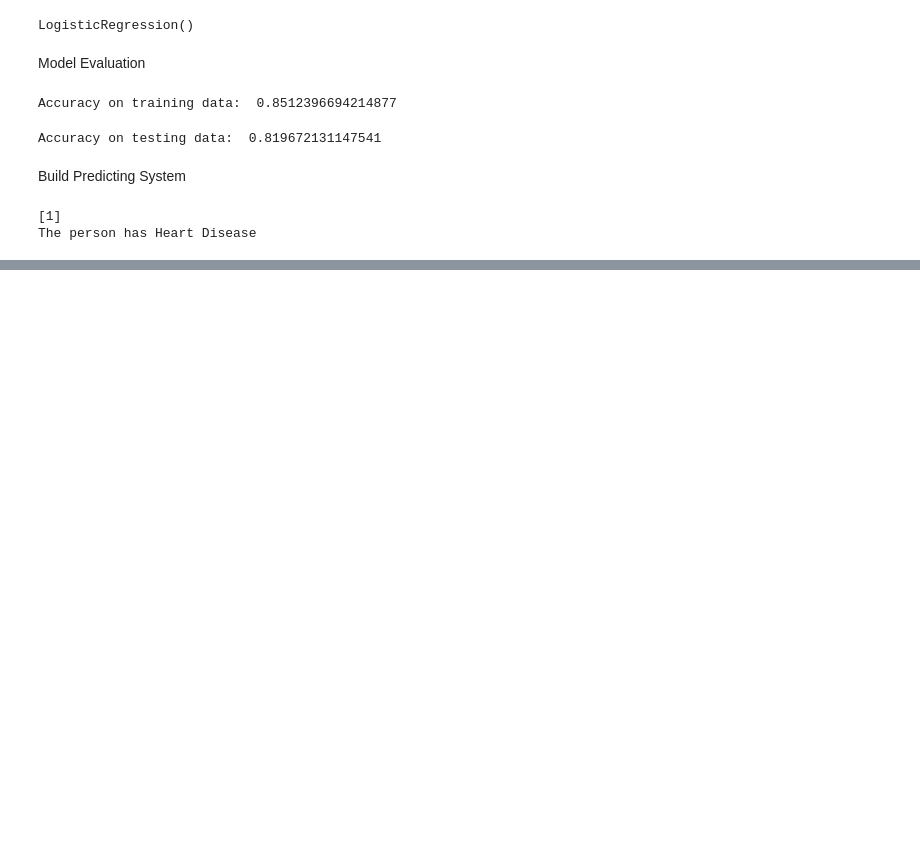
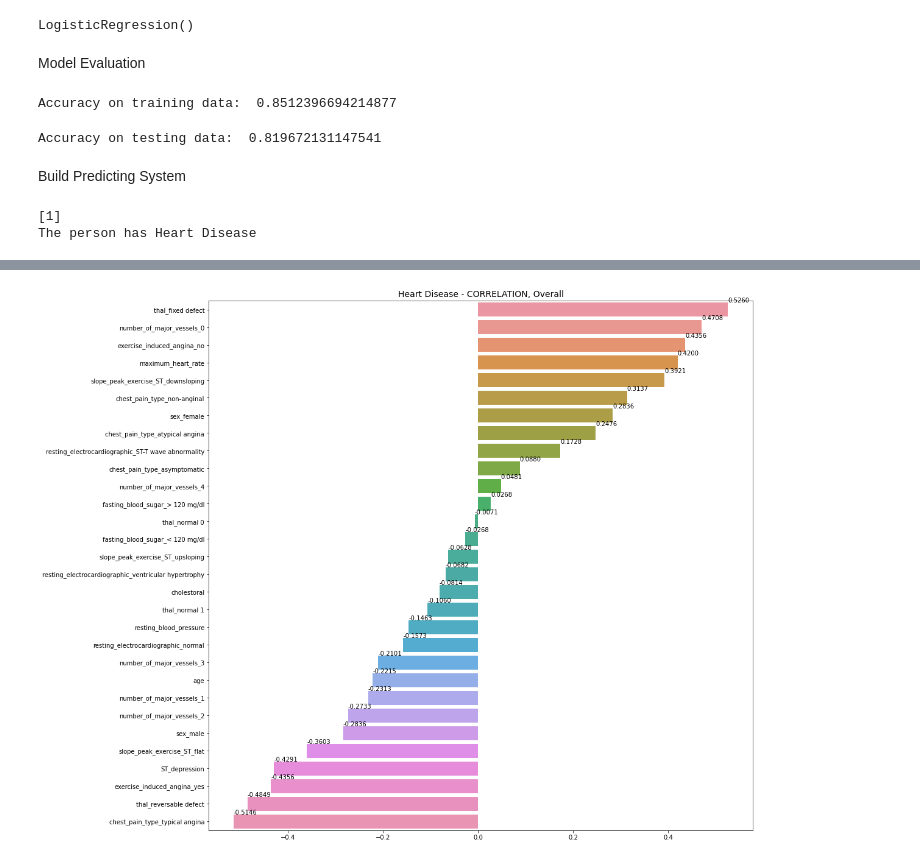
Before and after one commit to SabiViji/ml-learn, a Jupyter notebook: Heart_disease_prediction.ipynb, the cells around one changed output, grey strips where cells are left out. Saved outputs shown, nothing was run; the diff lists cells and outputs as text; code cells hidden in the pictures; blank space fills up the shorter version.

```diff
--- a/Heart_disease_prediction.ipynb
+++ b/Heart_disease_prediction.ipynb
@@ -153,0 +564,6 @@ The person has Heart Disease
+# %%
+# Table (overall)
+# Table with the sorted 'target' data provides a better format for understanding heart disease correlation
+corrALL = dataCorr['target'].sort_values(ascending=False)
+corrALL = corrALL.drop(['target'])
+corrALL.to_frame()
@@ -153,0 +588,11 @@ The person has Heart Disease
+# %%
+# Barplot (overall)
+# Barplot provides the best visualization for the correlation
+plt.figure(figsize=(16,16))
+plt.title('Heart Disease - CORRELATION, Overall', fontsize=14)
+ax = sns.barplot(y=corrALL.index,x=corrALL.values)
+for p in ax.patches:
+    ax.annotate("%.4f" % p.get_width(), (p.get_x() + p.get_width(), p.get_y()))
+plt.show()
+# %% [output]
+[figure, added]
```
Also changed, not shown: parts of 68 cells of this notebook.
